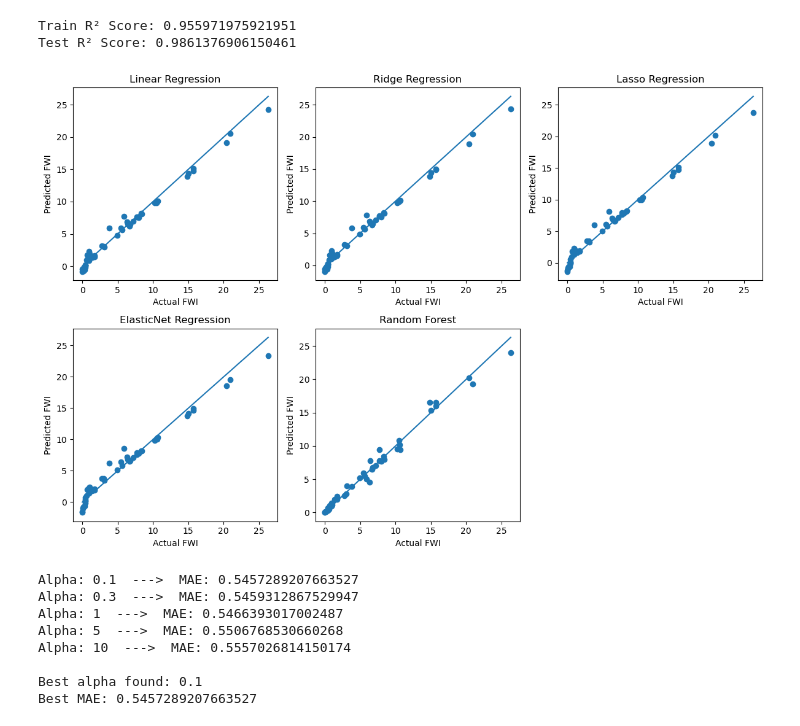
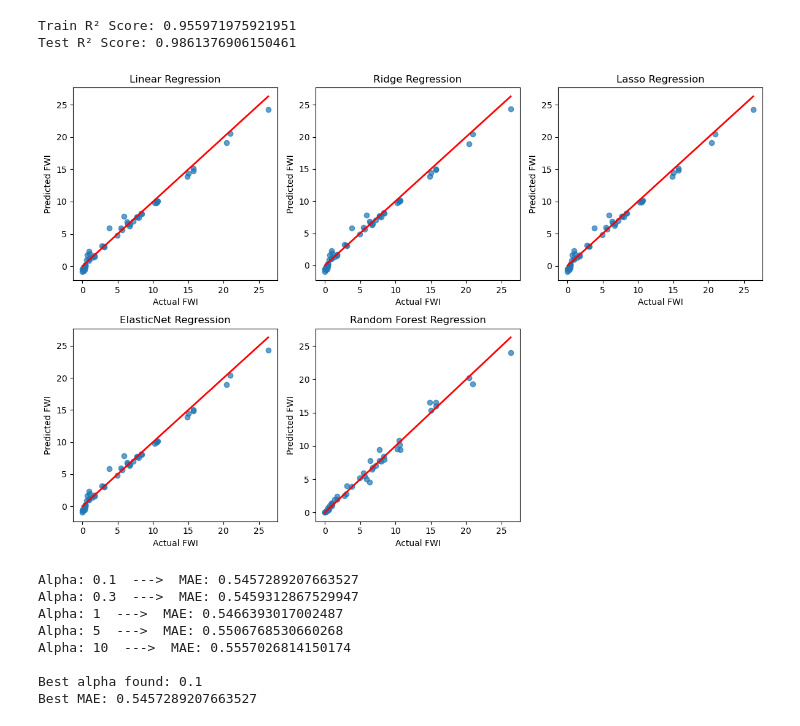
Before and after one commit to Aspire-Infolabs/FWI_Prediction_Batch8, a Jupyter notebook: FWI_DKV.ipynb, the cells around one changed output. Cells and saved outputs as stored; diff of their text form; code cells hidden in the pictures.

```diff
--- a/FWI_DKV.ipynb
+++ b/FWI_DKV.ipynb
@@ -807,35 +809,41 @@ Test R² Score: 0.9861376906150461
 # %%
 import matplotlib.pyplot as plt
 from sklearn.linear_model import LinearRegression, Ridge, Lasso, ElasticNet
 from sklearn.ensemble import RandomForestRegressor
 
 
 plt.figure(figsize=(12, 8))
 
-for i, (name, model) in enumerate(models, 1):
+for i, (name, model) in enumerate(models.items(), 1):
 
     # Train & predict
-    if name == "Random Forest":
+    if "Random Forest" in name:
         model.fit(X_train, y_train)
         y_pred = model.predict(X_test)
     else:
         model.fit(X_train_scaled, y_train)
         y_pred = model.predict(X_test_scaled)
 
     # Subplot
     plt.subplot(2, 3, i)
-    plt.scatter(y_test, y_pred)
-    plt.plot([y_test.min(), y_test.max()],
-             [y_test.min(), y_test.max()])  # ideal line
+    plt.scatter(y_test, y_pred, alpha=0.7)
+
+    # Ideal red line
+    plt.plot(
+        [y_test.min(), y_test.max()],
+        [y_test.min(), y_test.max()],
+        color="red",
+        linewidth=2
+    )
 
     plt.xlabel("Actual FWI")
     plt.ylabel("Predicted FWI")
     plt.title(name)
 
 plt.tight_layout()
 plt.show()
 # %% [output]
-[figure, old version]
+[figure, new version]
 # %%
 from sklearn.linear_model import Ridge
 from sklearn.metrics import mean_absolute_error
```
Also changed, not shown: parts of 2 cells of this notebook.
